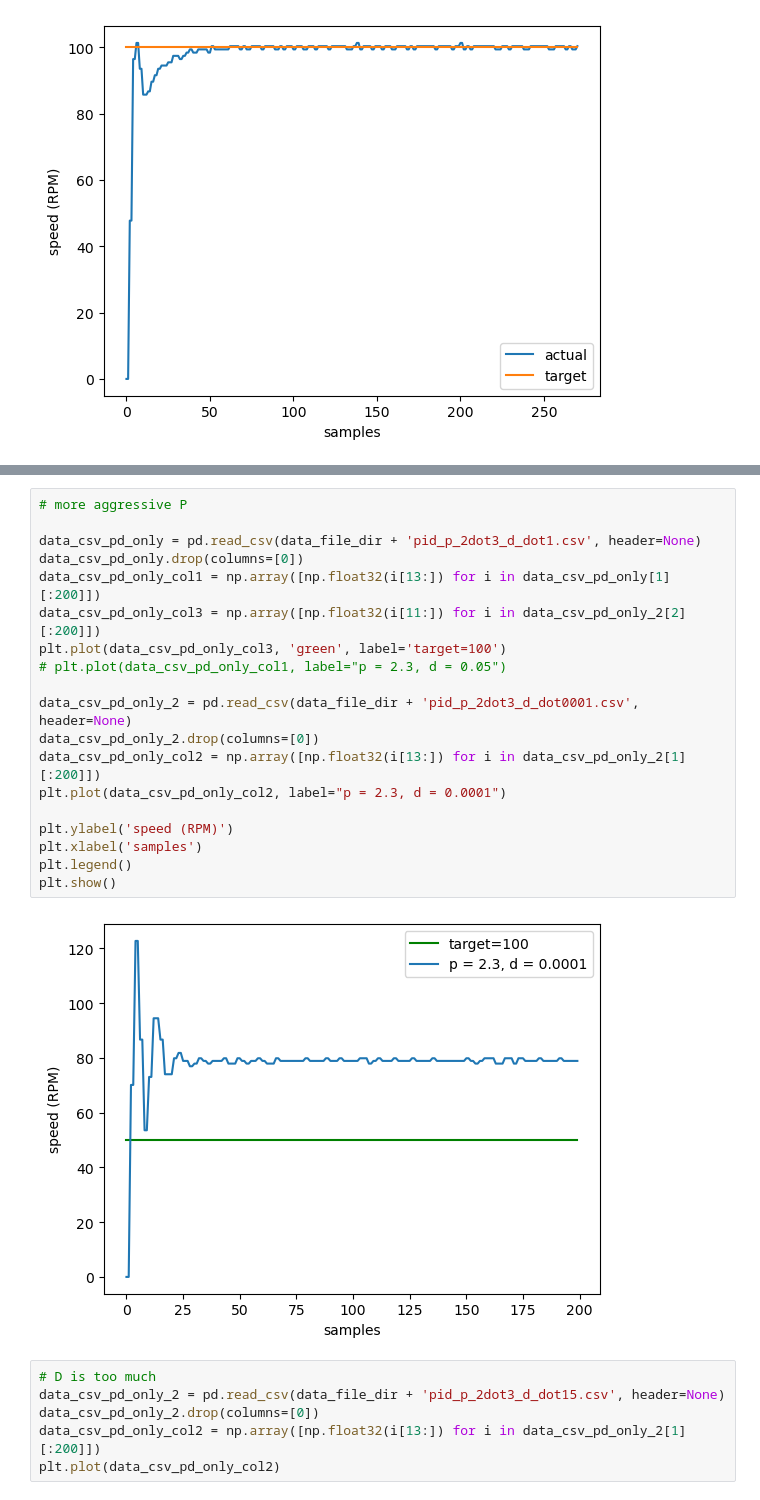
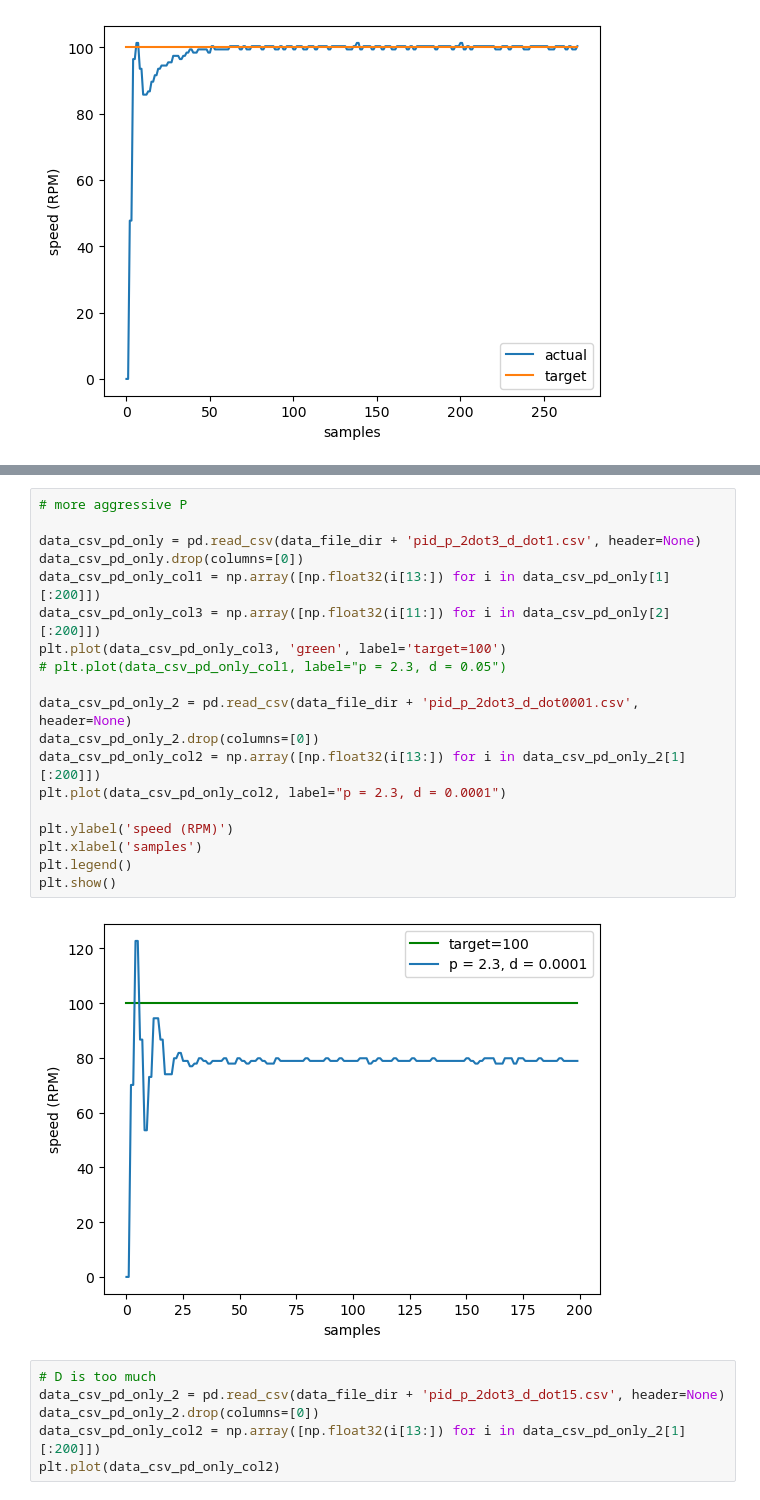
Before and after one commit to MeanPaper/ready_to_serve_trash_bin, a Jupyter notebook: mcu_debugging/pid_analysis.ipynb, the cells around one changed output, grey strips where cells are left out. Saved outputs shown, nothing was run; the diff lists cells and outputs as text.

```diff
--- a/mcu_debugging/pid_analysis.ipynb
+++ b/mcu_debugging/pid_analysis.ipynb
@@ -57,24 +54,24 @@ plt.show()
 # %%
 # more aggressive P
 
 data_csv_pd_only = pd.read_csv(data_file_dir + 'pid_p_2dot3_d_dot1.csv', header=None)
 data_csv_pd_only.drop(columns=[0])
 data_csv_pd_only_col1 = np.array([np.float32(i[13:]) for i in data_csv_pd_only[1][:200]])
-data_csv_pd_only_col3 = np.array([np.float32(i[11:]) for i in data_csv_pd_only_2[2][:200]])
+data_csv_pd_only_col3 = np.array([np.float32(i[11:]) for i in data_csv_pd_only[2][:200]])
 plt.plot(data_csv_pd_only_col3, 'green', label='target=100')
 # plt.plot(data_csv_pd_only_col1, label="p = 2.3, d = 0.05")
 
 data_csv_pd_only_2 = pd.read_csv(data_file_dir + 'pid_p_2dot3_d_dot0001.csv', header=None)
 data_csv_pd_only_2.drop(columns=[0])
 data_csv_pd_only_col2 = np.array([np.float32(i[13:]) for i in data_csv_pd_only_2[1][:200]])
 plt.plot(data_csv_pd_only_col2, label="p = 2.3, d = 0.0001")
 
 plt.ylabel('speed (RPM)')
 plt.xlabel('samples')
 plt.legend()
 plt.show()
 # %% [output]
-[figure, old version]
+[figure, new version]
 # %%
 # D is too much
 data_csv_pd_only_2 = pd.read_csv(data_file_dir + 'pid_p_2dot3_d_dot15.csv', header=None)
```
Also changed, not shown: parts of 1 cell of this notebook, 3 other files.
